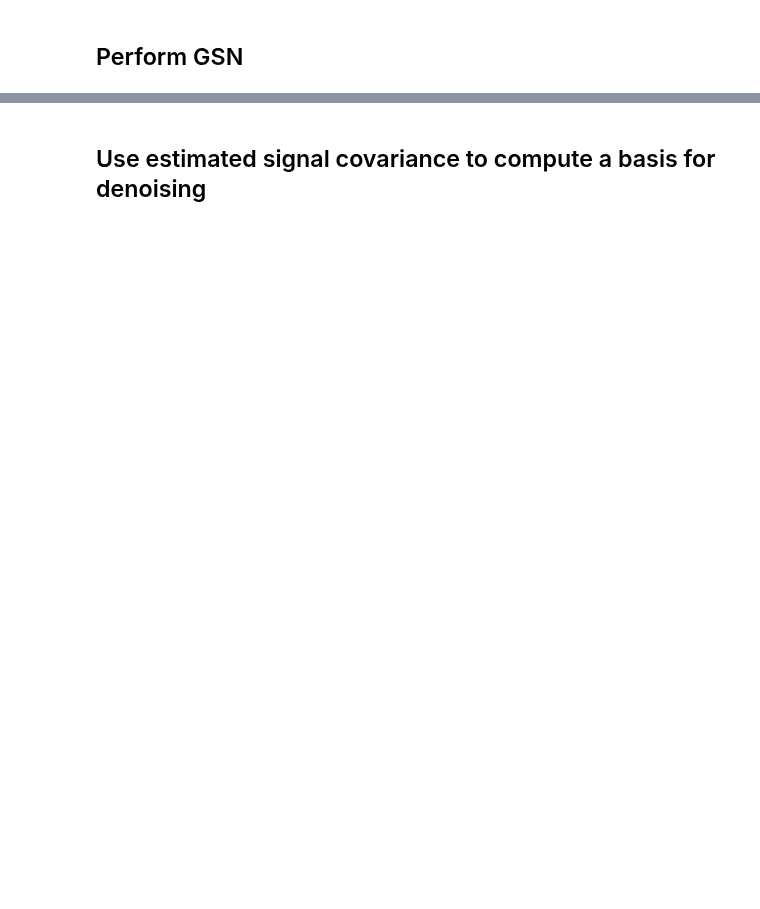
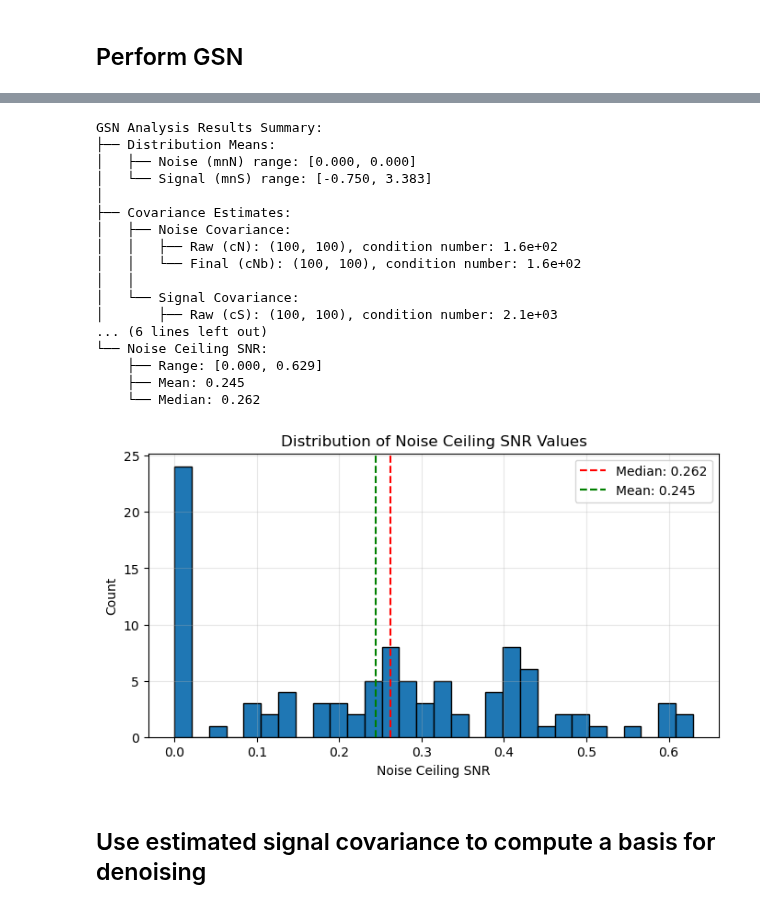
Before and after one commit to cvnlab/GSN, a Jupyter notebook: examples/example2.ipynb, the cells around one changed output, grey strips where cells are left out. Saved outputs shown, nothing was run; the diff lists cells and outputs as text; code cells hidden in the pictures; blank space fills up the shorter version.

```diff
--- a/examples/example2.ipynb
+++ b/examples/example2.ipynb
@@ -130,14 +303,60 @@ plt.show()
 # %%
-# We have several outputs in results:
-# mnN is the mean of the noise distribution
-# cN is the raw estimate of the covariance of the noise distribution
-# cNb is the final estimate of the covariance of the noise distribution
-# mnS is the mean of the signal distribution
-# cS is the raw estimate of the covariance of the signal distribution
-# cSb is the final estimate of the covariance of the signal distribution
-# shrinklevelN is the shrinkage fraction used when estimating the noise distribution
-# shrinklevelD is the shrinkage fraction used when estimating the data distribution
-# ncsnr is the noise ceiling snr for each voxel (signal sd divided by noise sd)
+# Print comprehensive summary of GSN results
+print("GSN Analysis Results Summary:")
+print("├── Distribution Means:")
+print(f"│   ├── Noise (mnN) range: [{results['mnN'].min():.3f}, {results['mnN'].max():.3f}]")
+print(f"│   └── Signal (mnS) range: [{results['mnS'].min():.3f}, {results['mnS'].max():.3f}]")
+print("│")
+print("├── Covariance Estimates:")
+print("│   ├── Noise Covariance:")
+print(f"│   │   ├── Raw (cN): {results['cN'].shape}, condition number: {np.linalg.cond(results['cN']):.1e}")
+print(f"│   │   └── Final (cNb): {results['cNb'].shape}, condition number: {np.linalg.cond(results['cNb']):.1e}")
+print("│   │")
+print("│   └── Signal Covariance:")
+print(f"│       ├── Raw (cS): {results['cS'].shape}, condition number: {np.linalg.cond(results['cS']):.1e}")
+print(f"│       └── Final (cSb): {results['cSb'].shape}, condition number: {np.linalg.cond(results['cSb']):.1e}")
+print("│")
+print("├── Shrinkage Levels:")
+print(f"│   ├── Noise (shrinklevelN): {results['shrinklevelN']:.3f}")
+print(f"│   └── Data (shrinklevelD): {results['shrinklevelD']:.3f}")
+print("│")
+print("└── Noise Ceiling SNR:")
+print(f"    ├── Range: [{results['ncsnr'].min():.3f}, {results['ncsnr'].max():.3f}]")
+print(f"    ├── Mean: {results['ncsnr'].mean():.3f}")
+print(f"    └── Median: {np.median(results['ncsnr']):.3f}")
+
+# Optional: Create histogram of noise ceiling SNR values
+plt.figure(figsize=(8, 4))
+plt.hist(results['ncsnr'], bins=30, edgecolor='black')
+plt.title('Distribution of Noise Ceiling SNR Values')
+plt.xlabel('Noise Ceiling SNR')
+plt.ylabel('Count')
+plt.axvline(np.median(results['ncsnr']), color='r', linestyle='--',
+            label=f'Median: {np.median(results["ncsnr"]):.3f}')
+plt.axvline(results['ncsnr'].mean(), color='g', linestyle='--',
+            label=f'Mean: {results["ncsnr"].mean():.3f}')
+plt.legend()
+plt.grid(True, alpha=0.3)
+plt.show()
+# %% [output]
+GSN Analysis Results Summary:
+├── Distribution Means:
+│   ├── Noise (mnN) range: [0.000, 0.000]
+│   └── Signal (mnS) range: [-0.750, 3.383]
+│
+├── Covariance Estimates:
+│   ├── Noise Covariance:
+│   │   ├── Raw (cN): (100, 100), condition number: 1.6e+02
+│   │   └── Final (cNb): (100, 100), condition number: 1.6e+02
+│   │
+│   └── Signal Covariance:
+│       ├── Raw (cS): (100, 100), condition number: 2.1e+03
+... (6 lines left out)
+└── Noise Ceiling SNR:
+    ├── Range: [0.000, 0.629]
+    ├── Mean: 0.245
+    └── Median: 0.262
+[figure, added]
 # %% [markdown]
 ## Use estimated signal covariance to compute a basis for denoising
 # %%
```
Also changed, not shown: parts of 15 cells of this notebook.
